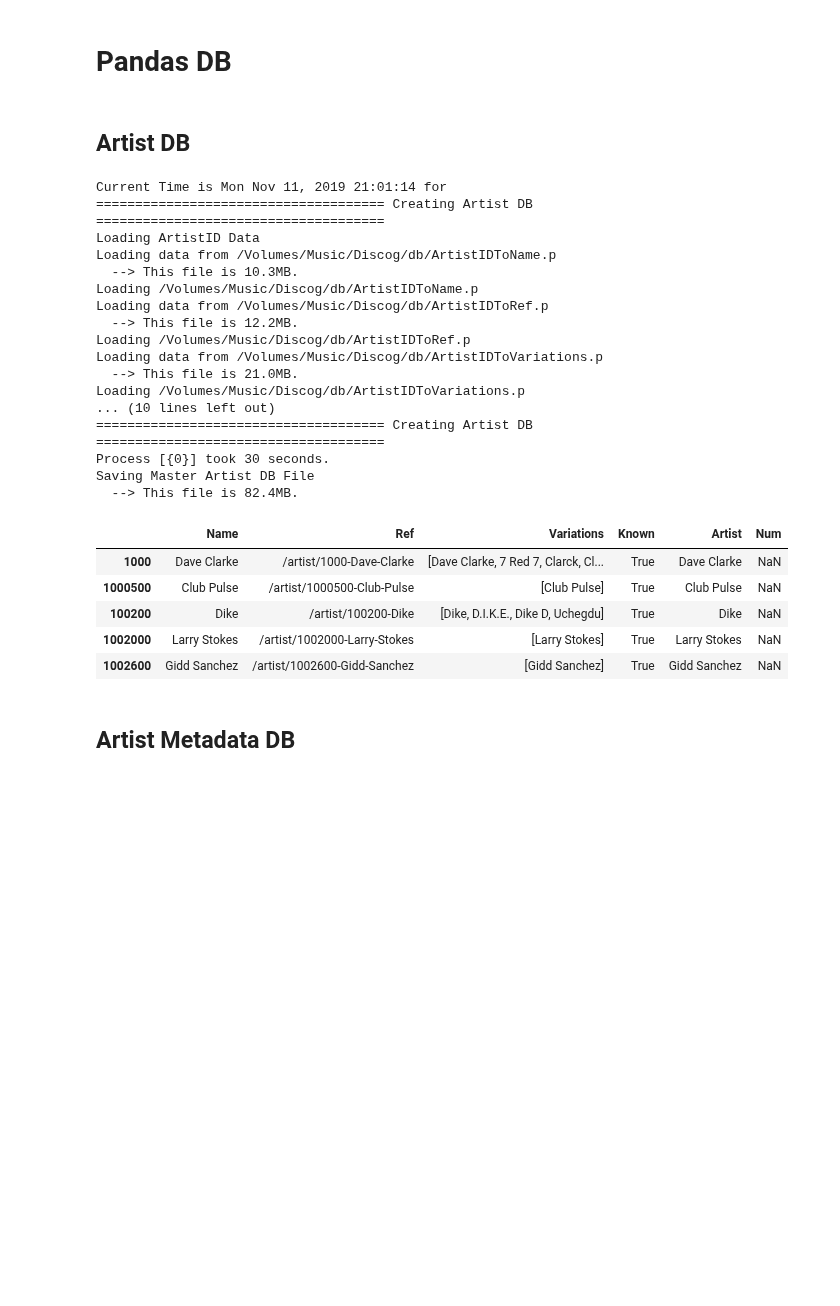
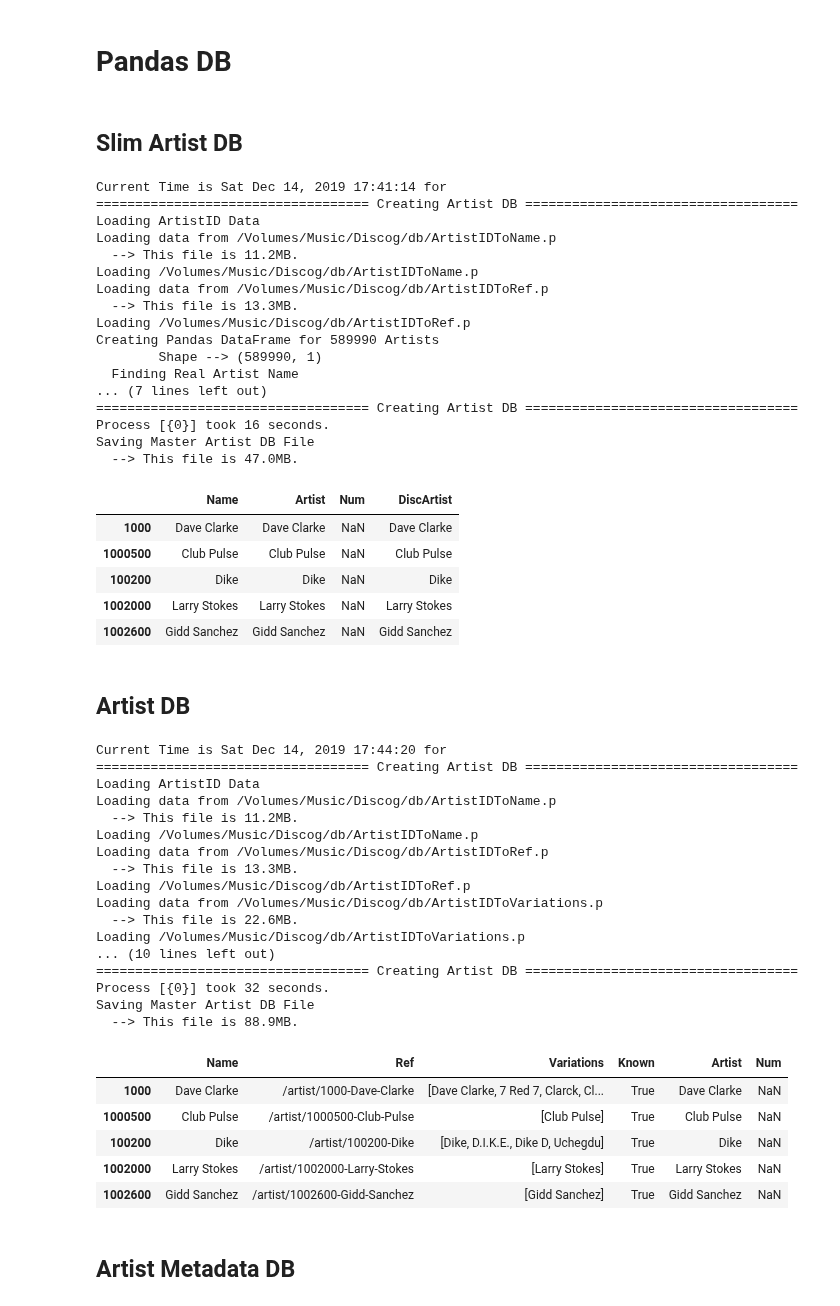
Before and after one commit to tgadf/discogs, a Jupyter notebook: Master DB.ipynb, the cells around one changed output. Drawn from its saved outputs; the diff is of its cells as text; code cells hidden in the pictures; blank space fills up the shorter version.

```diff
--- a/Master DB.ipynb
+++ b/Master DB.ipynb
@@ -344,2 +307,4 @@ Process [{0}] took 6.0 minutes.
 # %% [markdown]
 # Pandas DB
+# %% [markdown]
+## Slim Artist DB
@@ -346,2 +313,29 @@ Process [{0}] took 6.0 minutes.
+# %%
+discSlimArtistDB = getSlimArtistDB(disc)
+discSlimArtistDB.head()
+# %% [output]
+Current Time is Sat Dec 14, 2019 17:41:14 for
+=================================== Creating Artist DB ===================================
+Loading ArtistID Data
+Loading data from /Volumes/Music/Discog/db/ArtistIDToName.p
+  --> This file is 11.2MB.
+Loading /Volumes/Music/Discog/db/ArtistIDToName.p
+Loading data from /Volumes/Music/Discog/db/ArtistIDToRef.p
+  --> This file is 13.3MB.
+Loading /Volumes/Music/Discog/db/ArtistIDToRef.p
+Creating Pandas DataFrame for 589990 Artists
+        Shape --> (589990, 1)
+  Finding Real Artist Name
+... (7 lines left out)
+=================================== Creating Artist DB ===================================
+Process [{0}] took 16 seconds.
+Saving Master Artist DB File
+  --> This file is 47.0MB.
+|  | Name | Artist | Num | DiscArtist |
+| 1000 | Dave Clarke | Dave Clarke | NaN | Dave Clarke |
+| 1000500 | Club Pulse | Club Pulse | NaN | Club Pulse |
+| 100200 | Dike | Dike | NaN | Dike |
+| 1002000 | Larry Stokes | Larry Stokes | NaN | Larry Stokes |
+| 1002600 | Gidd Sanchez | Gidd Sanchez | NaN | Gidd Sanchez |
 # %% [markdown]
 ## Artist DB
@@ -391,24 +344,24 @@ def getArtistDB():
 # %%
-discArtistDB = getArtistDB()
+discArtistDB = getArtistDB(disc)
 discArtistDB.head()
 # %% [output]
-Current Time is Mon Nov 11, 2019 21:01:14 for
-===================================== Creating Artist DB =====================================
+Current Time is Sat Dec 14, 2019 17:44:20 for
+=================================== Creating Artist DB ===================================
 Loading ArtistID Data
 Loading data from /Volumes/Music/Discog/db/ArtistIDToName.p
-  --> This file is 10.3MB.
+  --> This file is 11.2MB.
 Loading /Volumes/Music/Discog/db/ArtistIDToName.p
 Loading data from /Volumes/Music/Discog/db/ArtistIDToRef.p
-  --> This file is 12.2MB.
+  --> This file is 13.3MB.
 Loading /Volumes/Music/Discog/db/ArtistIDToRef.p
 Loading data from /Volumes/Music/Discog/db/ArtistIDToVariations.p
-  --> This file is 21.0MB.
+  --> This file is 22.6MB.
 Loading /Volumes/Music/Discog/db/ArtistIDToVariations.p
 ... (10 lines left out)
-===================================== Creating Artist DB =====================================
-Process [{0}] took 30 seconds.
+=================================== Creating Artist DB ===================================
+Process [{0}] took 32 seconds.
 Saving Master Artist DB File
-  --> This file is 82.4MB.
+  --> This file is 88.9MB.
 |  | Name | Ref | Variations | Known | Artist | Num |
 | 1000 | Dave Clarke | /artist/1000-Dave-Clarke | [Dave Clarke, 7 Red 7, Clarck, Cl... | True | Dave Clarke | NaN |
 | 1000500 | Club Pulse | /artist/1000500-Club-Pulse | [Club Pulse] | True | Club Pulse | NaN |
```
Also changed, not shown: parts of 34 cells of this notebook, 6 other files.
